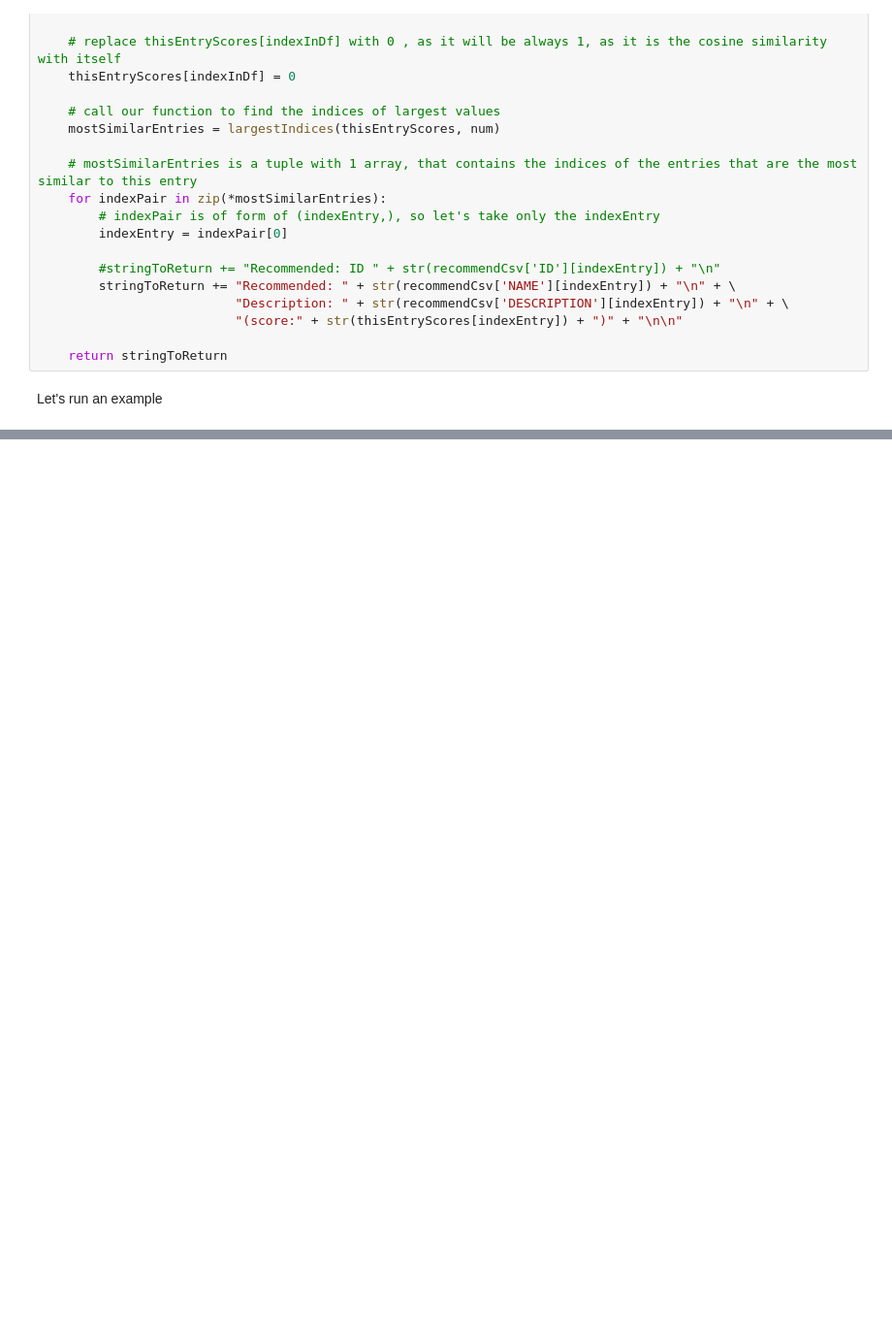
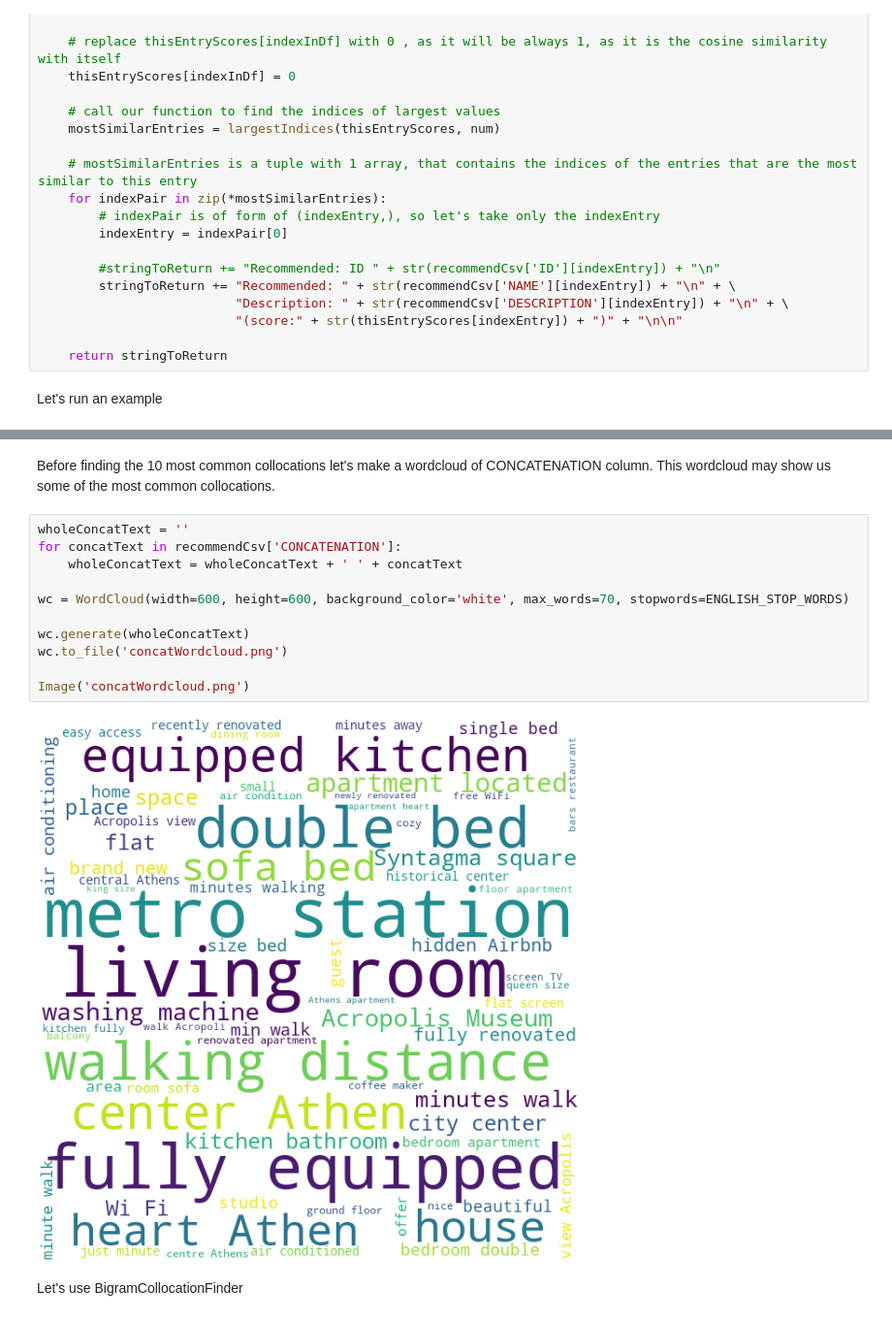
Before and after one commit to PanosEvange/DataMiningProj1_2020, a Jupyter notebook: Project1Final.ipynb, the cells around one changed output, grey strips where cells are left out. Shown at 97% size. Saved outputs shown, nothing was run; the diff lists cells and outputs as text; blank space fills up the shorter version.

Commit message:
finding 10 most common collocations using BigramCollocationFinder

```diff
--- a/Project1Final.ipynb
+++ b/Project1Final.ipynb
@@ -1054,3 +1061,21 @@ Description: This beautiful studio of 30 sq.m is fully equipped and recently dec
 Recommended: Downtown urban apartment for 4 people in Plaka
 Description: Welcome to one great place, ideal for a short visit in the city, or a longer period in Attica, that we are sure will leave you with great memories. It's a wonderful fully renovated atheni ...
 (score:0.5511975494000643)
+# %% [markdown]
+Before finding the 10 most common collocations let's make a wordcloud of CONCATENATION column.
+This wordcloud may show us some of the most common collocations.
+# %%
+wholeConcatText = ''
+for concatText in recommendCsv['CONCATENATION']:
+    wholeConcatText = wholeConcatText + ' ' + concatText
+
+wc = WordCloud(width=600, height=600, background_color='white', max_words=70, stopwords=ENGLISH_STOP_WORDS)
+
+wc.generate(wholeConcatText)
+wc.to_file('concatWordcloud.png')
+
+Image('concatWordcloud.png')
+# %% [output]
+[figure, added]
+# %% [markdown]
+Let's use BigramCollocationFinder
```
Also changed, not shown: parts of 4 cells of this notebook, 2 other files.
